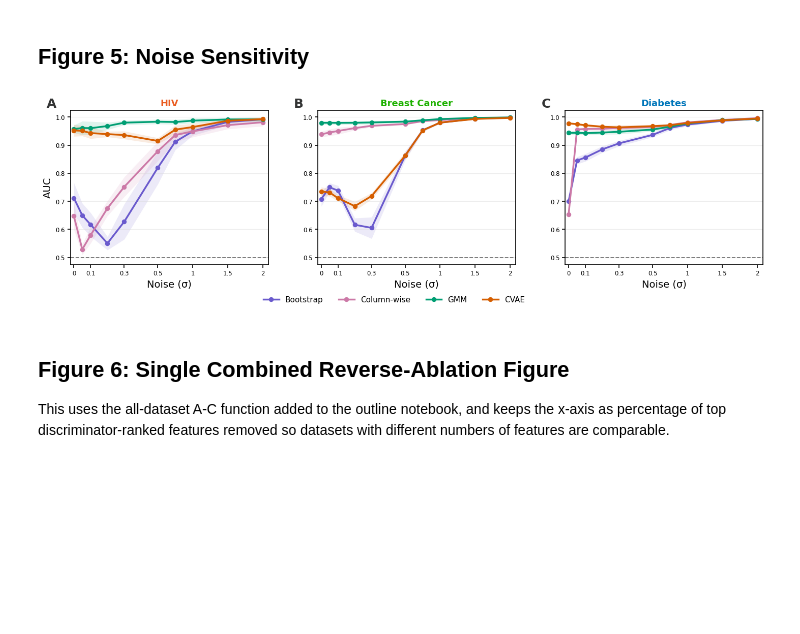
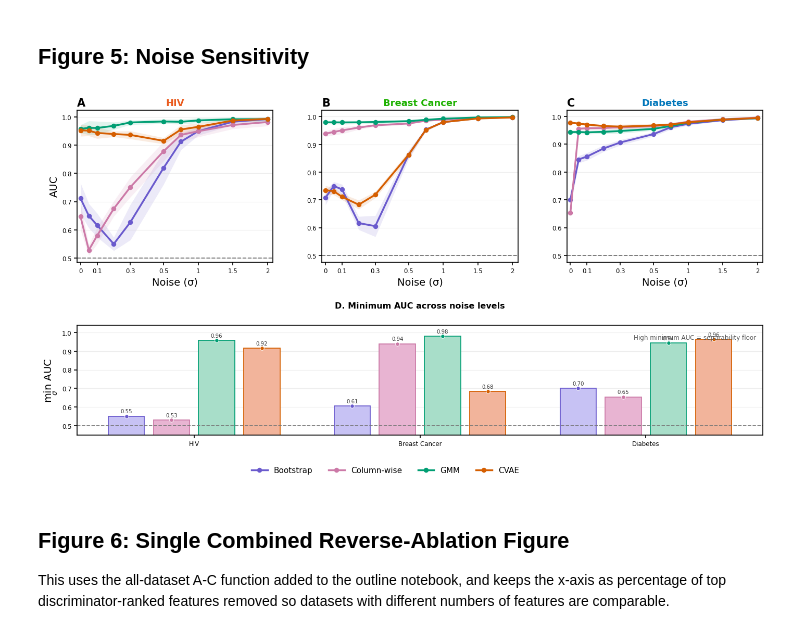
Before and after one commit to TonyTran03/distinguishable_data, a Jupyter notebook: data_synthesis/notebooks/make_main_figures_revision.ipynb, the cells around one changed output. Cells and saved outputs as stored; diff of their text form; code cells hidden in the pictures; blank space fills up the shorter version.

Commit message:
cleaned a little too hard 2

```diff
--- a/data_synthesis/notebooks/make_main_figures_revision.ipynb
+++ b/data_synthesis/notebooks/make_main_figures_revision.ipynb
@@ -1476,8 +1622,64 @@ def noise_axis_position(sigma, expand_until=0.5, expand_factor=2.4):
     return np.where(sigma <= expand_until, sigma * expand_factor, expand_until * expand_factor + (sigma - expand_until))
 
 
+def compute_noise_auc_floor(noise_df):
+    return (
+        noise_df.groupby(["dataset", "method"], as_index=False)["sep_mean"]
+        .min()
+        .rename(columns={"sep_mean": "min_auc"})
+    )
+
+
+def _plot_noise_floor_panel(ax, noise_df, panel="D"):
+    floor_df = compute_noise_auc_floor(noise_df)
+    x = np.arange(len(DATASET_ORDER))
+    offsets = np.linspace(-0.30, 0.30, len(METHOD_ORDER))
+    width = 0.16
+
+    for offset, method in zip(offsets, METHOD_ORDER):
+        vals = (
+            floor_df[floor_df["method"] == method]
+            .set_index("dataset")
+            .reindex(DATASET_ORDER)["min_auc"]
+            .to_numpy(dtype=float)
+        )
+        ax.bar(
+            x + offset, vals, width=width, color=METHOD_PASTELS[method], edgecolor=METHOD_COLORS[method],
+            linewidth=1.25, label=method, zorder=2,
+        )
+        ax.scatter(x + offset, vals, s=30, color=METHOD_COLORS[method], edgecolor="white", linewidth=0.7, zorder=3)
+        for xi, val in zip(x + offset, vals):
+            if np.isfinite(val):
+                ax.text(xi, val + 0.012, f"{val:.2f}", ha="center", va="bottom", fontsize=7.3, color="#333333")
+
+    ax.axhline(0.5, color="#777777", linestyle="--", linewidth=1.25)
+    ax.set_xticks(x)
+    ax.set_xticklabels(DATASET_ORDER)
+    ax.set_ylim(0.45, max(1.02, float(np.nanmax(floor_df["min_auc"])) + 0.06))
+    ax.set_ylabel(r"$\min_{\sigma}$ AUC")
+    ax.set_title("")
+    ax.text(
+        0.5, 1.14, "D. Minimum AUC across noise levels",
+        transform=ax.transAxes, ha="center", va="bottom",
+        fontsize=11.5, weight="semibold",
+    )
+    ax.text(
+        0.99, 0.92, "High minimum AUC = separability floor", transform=ax.transAxes,
+        ha="right", va="top", fontsize=8.6, color="#555555",
+    )
+    clean_axis(ax, grid_axis="y")
+    for spine in ax.spines.values():
+        spine.set_visible(True)
+        spine.set_linewidth(1.2)
+    ax.tick_params(labelsize=8.5, width=1.2, length=4)
+    return floor_df
+
+
 def plot_figure5_noise(noise_df):
-    fig, axes = plt.subplots(1, 3, figsize=(14.8, 4.9), sharey=True, constrained_layout=False)
+    fig = plt.figure(figsize=(14.8, 8.0), constrained_layout=False)
+    gs = fig.add_gridspec(2, 3, height_ratios=[1.0, 0.72], hspace=0.48, wspace=0.25)
+    axes = [fig.add_subplot(gs[0, i]) for i in range(3)]
+    floor_ax = fig.add_subplot(gs[1, :])
     legend_handles = []
     tick_sigmas = np.asarray(sorted(noise_df["sigma"].unique()), dtype=float)
     tick_sigmas = tick_sigmas[np.isin(tick_sigmas, [0, 0.1, 0.3, 0.5, 1.0, 1.5, 2.0])]
@@ -1491,40 +1693,48 @@ def plot_figure5_noise(noise_df):
             if m.empty:
                 continue
             x = noise_axis_position(m["sigma"])
             line, = ax.plot(x, m["sep_mean"], marker="o", color=METHOD_COLORS[method], label=method,
                             linewidth=2.5, markersize=5.8)
             ax.fill_between(x, m["sep_mean"] - m["sep_sd"], m["sep_mean"] + m["sep_sd"],
                             color=METHOD_COLORS[method], alpha=0.12, linewidth=0)
             if ax is axes[0]:
                 legend_handles.append(line)
         ax.axhline(0.5, color="#777777", linestyle="--", linewidth=1.35)
 
         ax.set_title(ds, color=DATASET_COLORS[ds], weight="semibold", fontsize=13)
         ax.set_xlabel("Noise (σ)")
         ax.set_xticks(tick_positions)
         ax.set_xticklabels(tick_labels)
         ax.set_xlim(noise_axis_position(0) - 0.05, noise_axis_position(float(np.max(noise_df["sigma"]))) + 0.08)
         clean_axis(ax, grid_axis="y")
 
         for spine in ax.spines.values():
             spine.set_visible(True)
             spine.set_linewidth(1.2)
 
         ax.tick_params(labelsize=8.5, width=1.2, length=4, labelleft=True)
-
-        add_panel_label(ax, panel)
+        ax.text(
+            0.00, 1.08, panel,
+            transform=ax.transAxes,
+            fontsize=15,
+            weight="bold",
+            va="top",
+            ha="left"
+        )
     axes[0].set_ylabel("AUC")
-    fig.legend(legend_handles, METHOD_ORDER, loc="lower center", bbox_to_anchor=(0.5, 0.01), ncol=len(METHOD_ORDER),
+    floor_df = _plot_noise_floor_panel(floor_ax, noise_df, "D")
+    fig.legend(legend_handles, METHOD_ORDER, loc="lower center", bbox_to_anchor=(0.5, 0.015), ncol=len(METHOD_ORDER),
                frameon=True, facecolor="white", edgecolor="black", framealpha=0, borderpad=0.55)
     # fig.suptitle("Noise sensitivity", y=0.98, fontsize=15, weight="semibold")
-    fig.subplots_adjust(left=0.07, right=0.99, top=0.82, bottom=0.2, wspace=0.25)
-    return fig
+    fig.subplots_adjust(left=0.1, right=0.99, top=0.91, bottom=0.13)
+
+    return fig, floor_df
 
 
 noise_df = get_noise_sensitivity(force=False)
-fig5_noise = plot_figure5_noise(noise_df)
+fig5_noise, noise_auc_floor = plot_figure5_noise(noise_df)
 # %% [output]
-[figure, old version]
+[figure, new version]
 # %% [markdown]
 ## Figure 6: Single Combined Reverse-Ablation Figure
 
```
Also changed, not shown: parts of 5 cells of this notebook, 2 other files.
